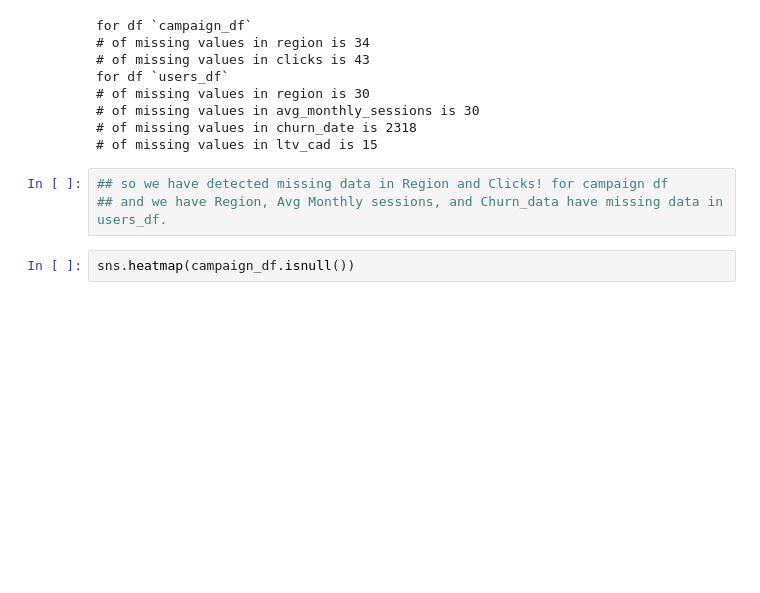
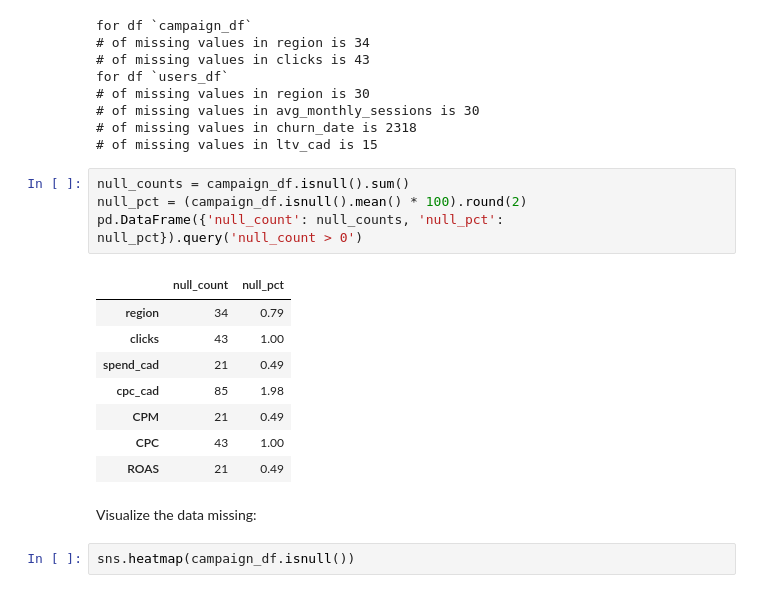
Before and after one commit to EzraGoldberg/portfolio-projects, a Jupyter notebook: 2. Tech Interview Prep/Weather Adtech Data Science/notebooks/Adtech_Prep.ipynb, the cells around one changed output. Saved outputs shown, nothing was run; the diff lists cells and outputs as text; blank space fills up the shorter version.

```diff
--- a/2. Tech Interview Prep/Weather Adtech Data Science/notebooks/Adtech_Prep.ipynb
+++ b/2. Tech Interview Prep/Weather Adtech Data Science/notebooks/Adtech_Prep.ipynb
@@ -241,9 +242,21 @@ for df `users_df`
 # of missing values in avg_monthly_sessions is 30
 # of missing values in churn_date is 2318
 # of missing values in ltv_cad is 15
-# %%
-## so we have detected missing data in Region and Clicks! for campaign df
-## and we have Region, Avg Monthly sessions, and Churn_data have missing data in users_df.
+# %%
+null_counts = campaign_df.isnull().sum()
+null_pct = (campaign_df.isnull().mean() * 100).round(2)
+pd.DataFrame({'null_count': null_counts, 'null_pct': null_pct}).query('null_count > 0')
+# %% [output]
+|  | null_count | null_pct |
+| region | 34 | 0.79 |
+| clicks | 43 | 1.00 |
+| spend_cad | 21 | 0.49 |
+| cpc_cad | 85 | 1.98 |
+| CPM | 21 | 0.49 |
+| CPC | 43 | 1.00 |
+| ROAS | 21 | 0.49 |
+# %% [markdown]
+Visualize the data missing:
 # %%
 sns.heatmap(campaign_df.isnull())
 # %% [output]
```
Also changed, not shown: parts of 7 cells of this notebook.
